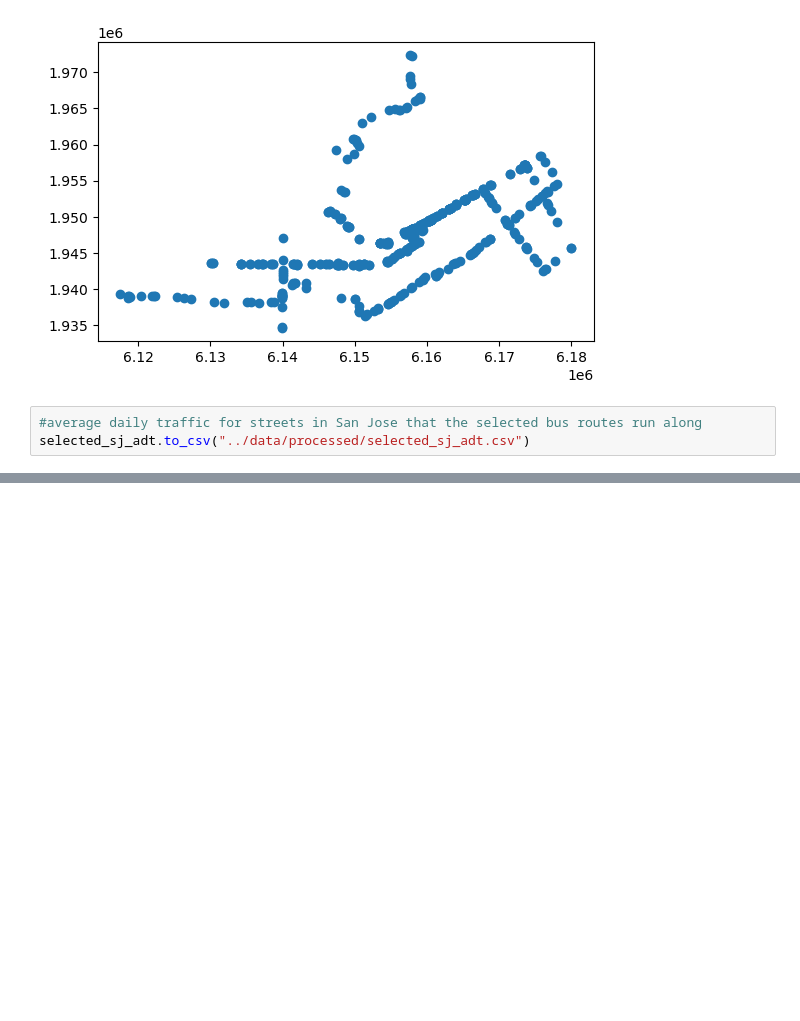
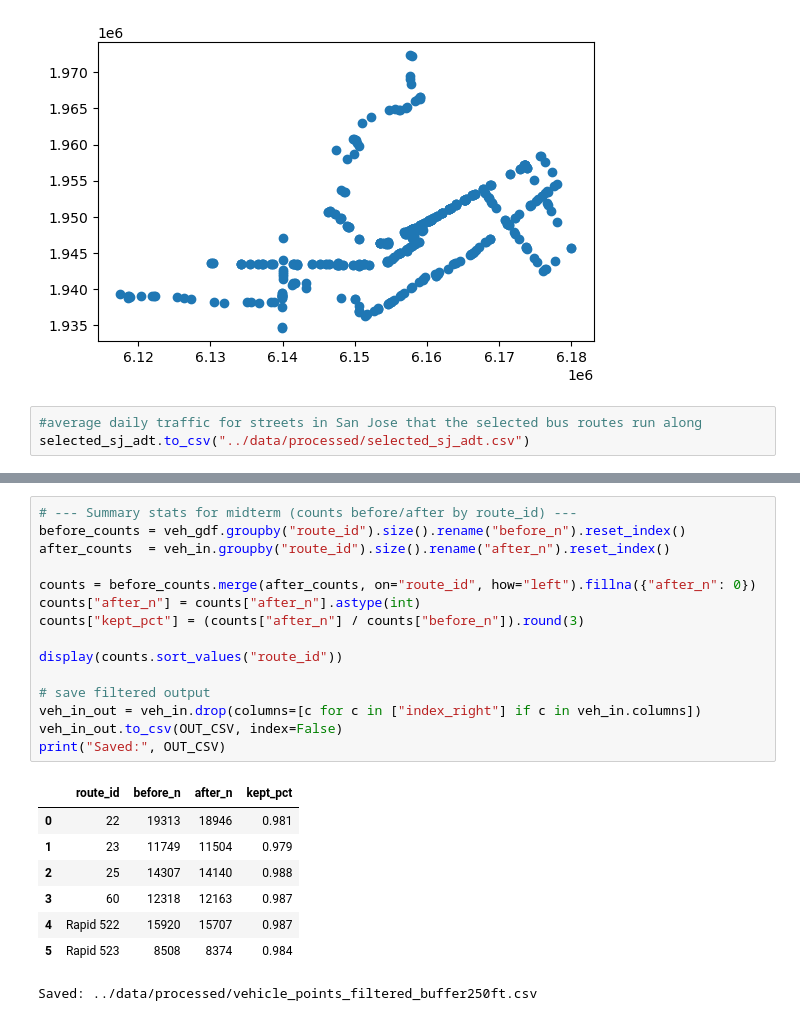
Before and after one commit to ArcherGu22/VTA-Transit-Delays, a Jupyter notebook: scripts/preliminary_data_cleaning.ipynb, the cells around one changed output, grey strips where cells are left out. Saved outputs shown, nothing was run; the diff lists cells and outputs as text; blank space fills up the shorter version.

Commit message:
manual merging of Yidan's scripts and cleaned data

```diff
--- a/scripts/preliminary_data_cleaning.ipynb
+++ b/scripts/preliminary_data_cleaning.ipynb
@@ -298,0 +342,24 @@ selected_sj_adt.to_csv("../data/processed/selected_sj_adt.csv")
+# %%
+# --- Summary stats for midterm (counts before/after by route_id) ---
+before_counts = veh_gdf.groupby("route_id").size().rename("before_n").reset_index()
+after_counts  = veh_in.groupby("route_id").size().rename("after_n").reset_index()
+
+counts = before_counts.merge(after_counts, on="route_id", how="left").fillna({"after_n": 0})
+counts["after_n"] = counts["after_n"].astype(int)
+counts["kept_pct"] = (counts["after_n"] / counts["before_n"]).round(3)
+
+display(counts.sort_values("route_id"))
+
+# save filtered output
+veh_in_out = veh_in.drop(columns=[c for c in ["index_right"] if c in veh_in.columns])
+veh_in_out.to_csv(OUT_CSV, index=False)
+print("Saved:", OUT_CSV)
+# %% [output]
+|  | route_id | before_n | after_n | kept_pct |
+| 0 | 22 | 19313 | 18946 | 0.981 |
+| 1 | 23 | 11749 | 11504 | 0.979 |
+| 2 | 25 | 14307 | 14140 | 0.988 |
+| 3 | 60 | 12318 | 12163 | 0.987 |
+| 4 | Rapid 522 | 15920 | 15707 | 0.987 |
+| 5 | Rapid 523 | 8508 | 8374 | 0.984 |
+Saved: ../data/processed/vehicle_points_filtered_buffer250ft.csv
```
Also changed, not shown: parts of 1 cell of this notebook, 1 other file.
